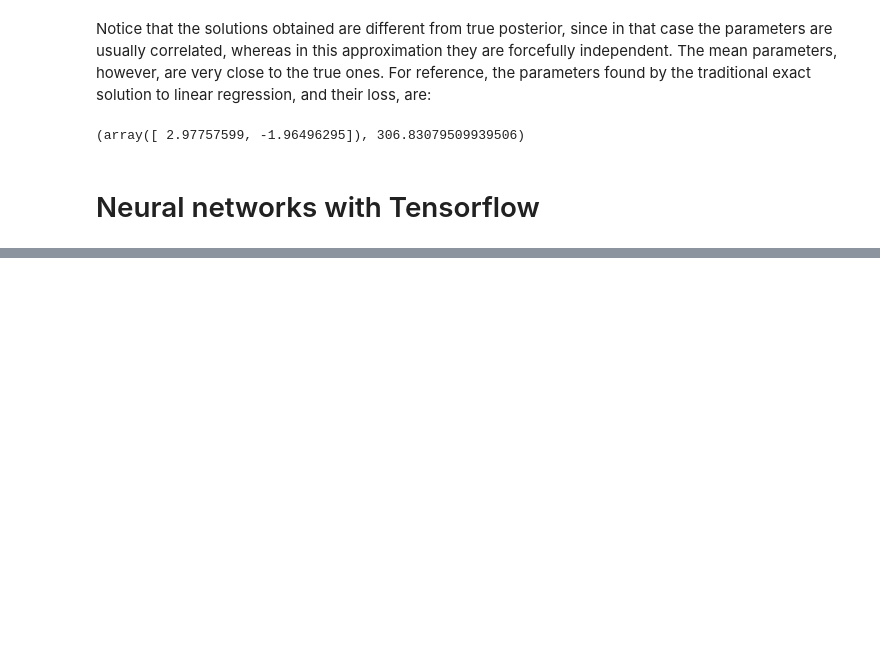
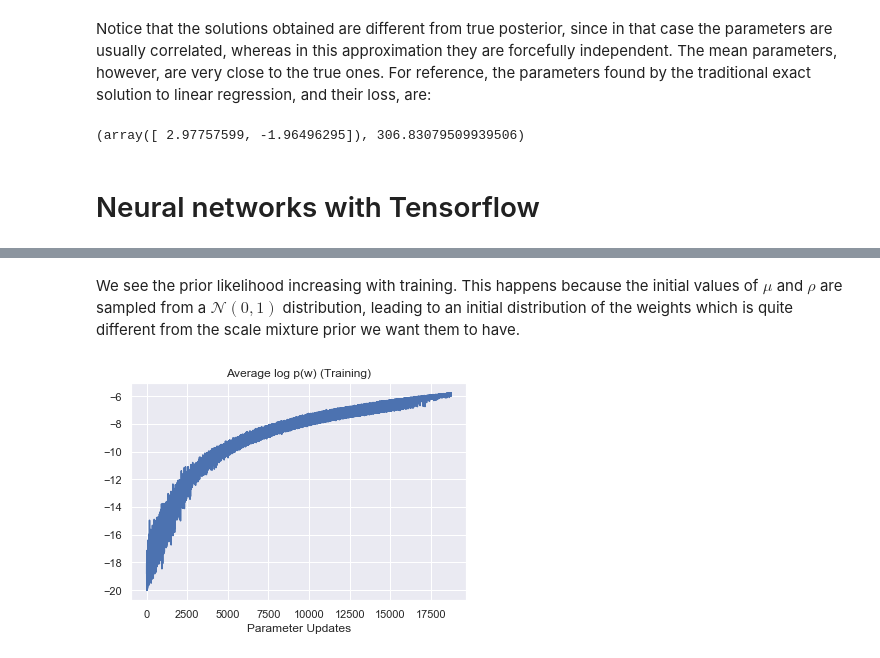
Before and after one commit to e-dorigatti/gaussian_processes, a Jupyter notebook: bayes_by_backprop.ipynb, the cells around one changed output, grey strips where cells are left out. Cells and saved outputs as stored; diff of their text form; code cells hidden in the pictures; blank space fills up the shorter version.

```diff
--- a/bayes_by_backprop.ipynb
+++ b/bayes_by_backprop.ipynb
@@ -705,0 +772,8 @@ Epoch 600 - Val. Acc.: 0.9325 - Val. Loss: 0.1219 (logQ: -1.0148 | logP -1.0170
+# %% [markdown]
+We see the prior likelihood increasing with training. This happens because the initial values of $\mu$ and $\rho$ are sampled from a $\mathcal{N}(0,1)$ distribution, leading to an initial distribution of the weights which is quite different from the scale mixture prior we want them to have.
+# %%
+trainlog.logp.plot(title='Average log p(w) (Training)')
+plt.xlabel('Parameter Updates')
+plt.show()
+# %% [output]
+[figure, added]
```
Also changed, not shown: parts of 16 cells of this notebook.
